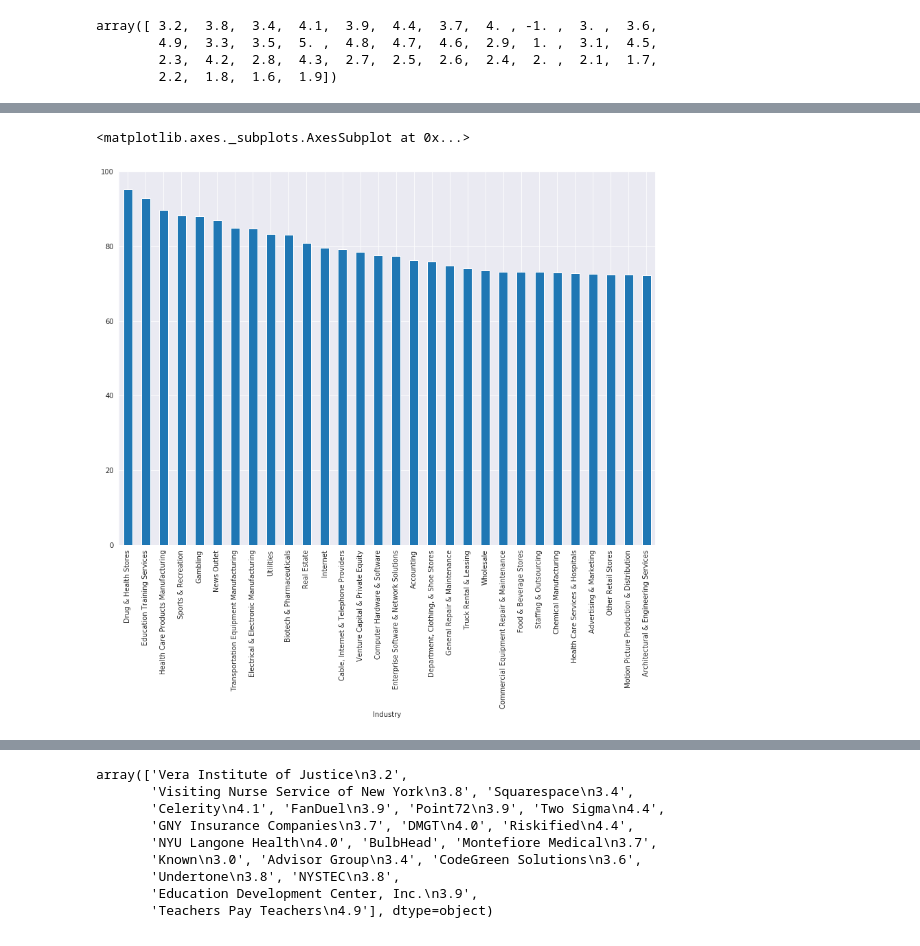
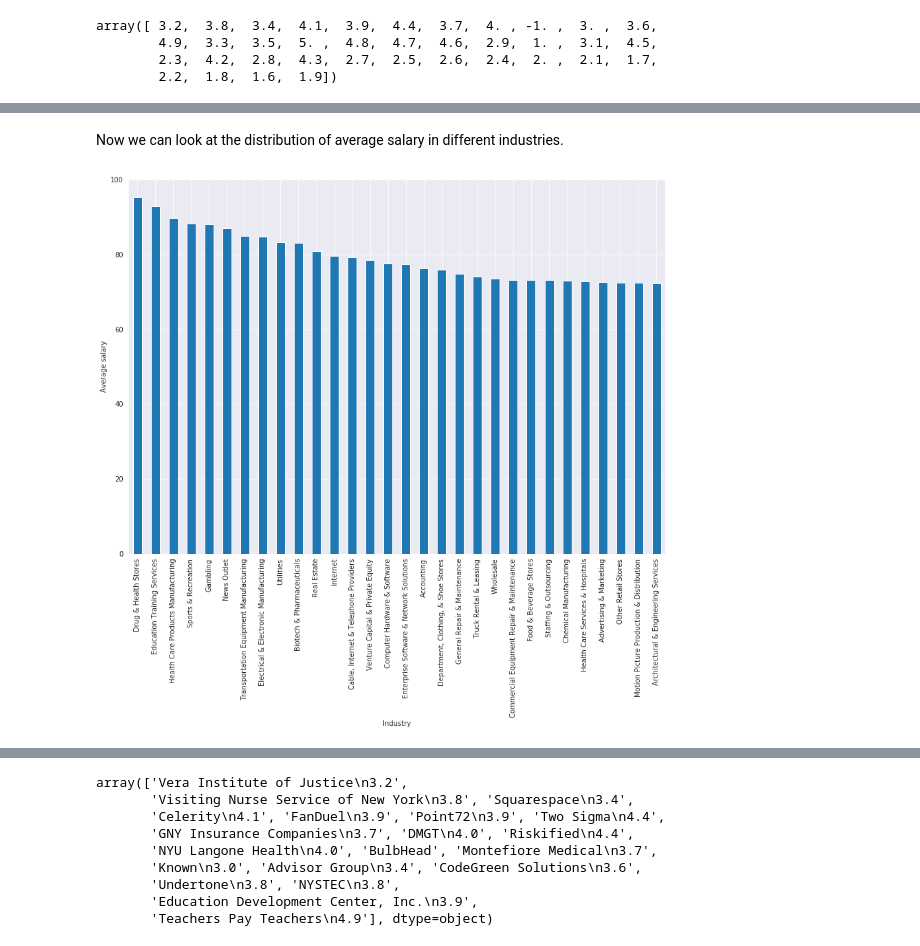
Before and after one commit to nabanitarimpi/Job-post-analysis, a Jupyter notebook: job_posting.ipynb, the cells around one changed output, grey strips where cells are left out. Saved outputs shown, nothing was run; the diff lists cells and outputs as text; code cells hidden in the pictures.

```diff
--- a/job_posting.ipynb
+++ b/job_posting.ipynb
@@ -179 +218,12 @@ plt.ylabel("% of null values");
+# %%
+# the minimum salary offered
+df['min_salary'] = df['Salary Estimate'].apply(lambda x:float(x.split()[0].split("-")[0].strip("$,K"))
+                                                          if not pd.isnull(x) else x)
+
+# the maximum salary offered
+df['max_salary'] = df['Salary Estimate'].apply(lambda x:float(x.split()[0].split("-")[1].strip("$,K"))
+                                                          if not pd.isnull(x) else x)
+
+# the average salary offered
+df['avg_salary'] = (df['min_salary'] + df['max_salary'])/2.
 # %%
@@ -181,6 +231,0 @@ df.drop(['Easy Apply', 'Competitors'], axis=1, inplace=True)
-# %%
-df['low_salary'] = df['Salary Estimate'].apply(lambda x:float(x.split()[0].split("-")[0].strip("$,K"))
-                                                          if not pd.isnull(x) else x)
-df['up_salary'] = df['Salary Estimate'].apply(lambda x:float(x.split()[0].split("-")[1].strip("$,K"))
-                                                          if not pd.isnull(x) else x)
-df['avg_salary'] = (df['low_salary'] + df['up_salary'])/2.
@@ -226,5 +235,9 @@ df['Industry'].value_counts()[:20].plot(kind='bar', figsize=(14,8))
+# %% [markdown]
+Now we can look at the distribution of average salary in different industries.
 # %%
+# plot top 30 industries with highest offered salaries
 df.groupby('Industry')['avg_salary'].mean().sort_values(ascending=False)[:30].plot(kind='bar', figsize=(14,10))
+plt.xlabel('Industry')
+plt.ylabel('Average salary');
 # %% [output]
-<matplotlib.axes._subplots.AxesSubplot at 0x...>
-[figure, old version]
+[figure, new version]
```
Also changed, not shown: parts of 95 cells of this notebook.
